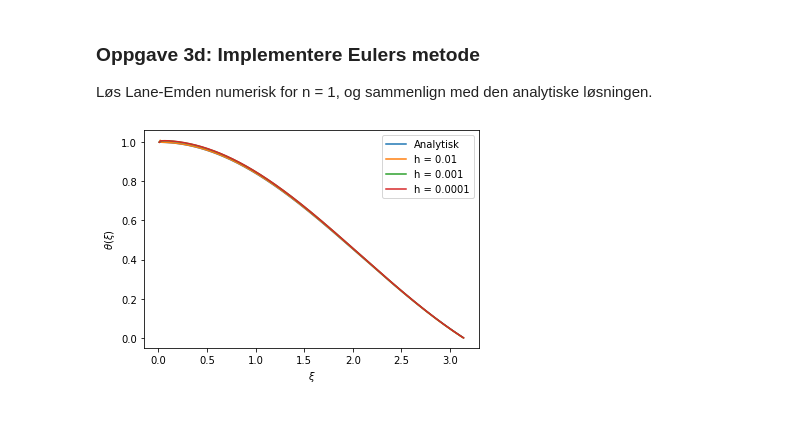
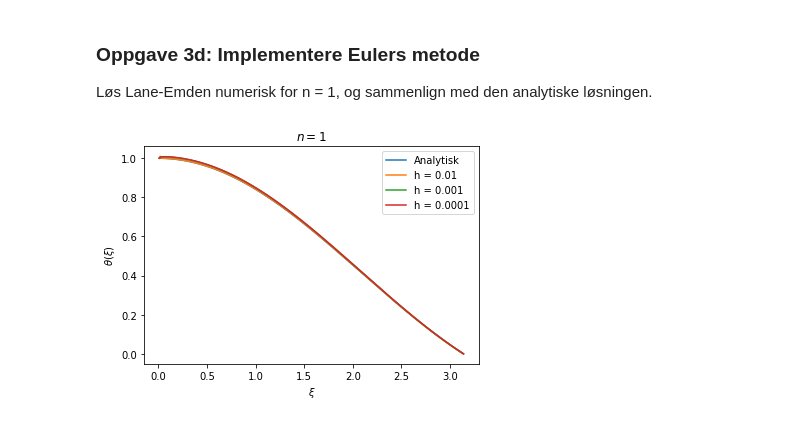
Before and after one commit to alexaoh/TMA4320, a Jupyter notebook: Project3/Project3MyLocalVersion.ipynb, the cells around one changed output. Cells and saved outputs as stored; diff of their text form; code cells hidden in the pictures.

```diff
--- a/Project3/Project3MyLocalVersion.ipynb
+++ b/Project3/Project3MyLocalVersion.ipynb
@@ -24,35 +24,36 @@ def full_euler(h, f, n, y_0 = 1, start_t = 0.01, end_t = 3):
         else:
             t_list = np.append(t_list, t_list[i]+h)
             y_list = np.vstack((y_list, next_value))
             y_list[i+1] = next_value
             i+=1
     return t_list, y_list
 
 def lane_emden_analytical(t):
     return np.sin(t)/t
 
 def lane_emden(y, t, n):
     return np.array([y[1], -y[0]**(n)-2*y[1]/t])
 
 #task 3d:
 h1 = 0.01
 h2 = 0.001
 h3 = 0.0001
 n = 1
 t_list1, yh1 = full_euler(h1, lane_emden, n)
 t_list2, yh2 = full_euler(h2, lane_emden, n)
 t_list3, yh3 = full_euler(h3, lane_emden, n)
 plt.plot(t_list1, lane_emden_analytical(t_list1), label="Analytisk")
 plt.plot(t_list1, yh1[:,0], label="h = "+str(h1))
 plt.plot(t_list2, yh2[:,0], label="h = "+str(h2))
 plt.plot(t_list3, yh3[:,0], label="h = "+str(h3))
 plt.xlabel(r'$\xi$')
 plt.ylabel(r'$\theta(\xi)$')
+plt.title(r'$n = 1$')
 plt.legend()
-#plt.savefig("3d.pdf", bbox_inches='tight')
+plt.savefig("3d.pdf", bbox_inches='tight')
 plt.show()
 # %% [output]
-[figure, old version]
+[figure, new version]
 # %%
 #task 3e)
 #Solved in relativistic and ultra-relativistic cases!
```
Also changed, not shown: parts of 3 cells of this notebook, 4 other files.
